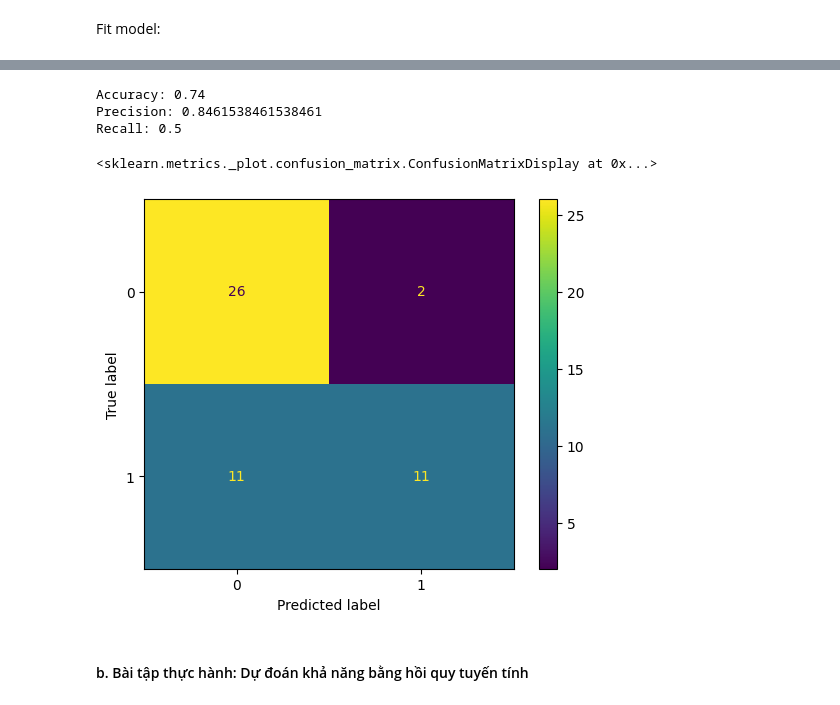
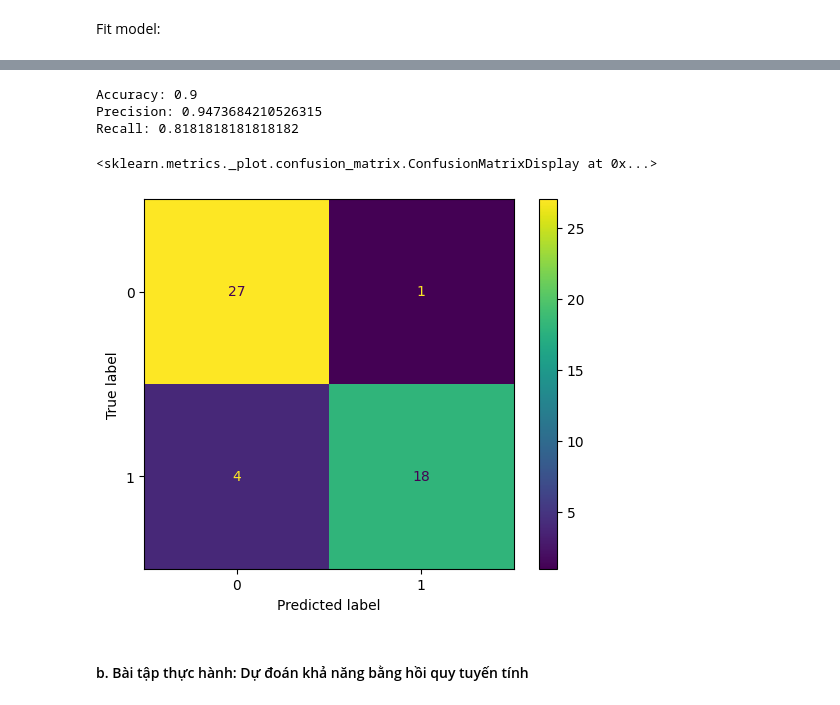
Before and after one commit to Kizza2014/machine_learning, a Jupyter notebook: Lab/lab3_logistics_regression/logistics_regression.ipynb, the cells around one changed output, grey strips where cells are left out. Drawn from its saved outputs; the diff is of its cells as text; code cells hidden in the pictures.

```diff
--- a/Lab/lab3_logistics_regression/logistics_regression.ipynb
+++ b/Lab/lab3_logistics_regression/logistics_regression.ipynb
@@ -218,9 +222,7 @@ Ignoring fixed x limits to fulfill fixed data aspect with adjustable data limits
 import pandas as pd
 
 data = pd.read_csv('Admission_Predict.csv')
-labels = np.zeros(len(data))
-labels[data['Chance of Admit'] >= 0.75] = 1
-data['Label'] = labels
+data['Label'] = np.where(data['Chance of Admit'] >= 0.75, 1, 0)
 data.drop(['Serial No.', 'Chance of Admit'], inplace=True, axis=1)
 names = ['X1', 'X2', 'X3', 'X4', 'X5', 'X6', 'X7', 'Label']
 data.columns = names
@@ -291,7 +249,12 @@ print(w[-1])
+# %%
+from sklearn.linear_model import LogisticRegression
+
+np.random.seed(1)
+log_reg = LogisticRegression(max_iter=10000).fit(X_train, y_train)
 # %%
 from sklearn.metrics import accuracy_score, precision_score, recall_score
 
-probs = sigmoid(X_test.dot(w[-1])).squeeze()
+probs = log_reg.predict(X_test)
 y_pred = np.zeros(len(X_test))
 y_pred[probs >= 0.5] = 1
 y_pred
@@ -300,16 +263,16 @@ print(f'Accuracy: {accuracy_score(y_test, y_pred)}')
 print(f'Precision: {precision_score(y_test, y_pred)}')
 print(f'Recall: {recall_score(y_test, y_pred)}')
 # %% [output]
-Accuracy: 0.74
-Precision: 0.8461538461538461
-Recall: 0.5
+Accuracy: 0.9
+Precision: 0.9473684210526315
+Recall: 0.8181818181818182
 # %%
-from sklearn.metrics import confusion_matrix, ConfusionMatrixDisplay
+from sklearn.metrics import ConfusionMatrixDisplay
 
-ConfusionMatrixDisplay(confusion_matrix(y_test, y_pred)).plot()
+ConfusionMatrixDisplay.from_predictions(y_test, y_pred)
 # %% [output]
 <sklearn.metrics._plot.confusion_matrix.ConfusionMatrixDisplay at 0x...>
-[figure, old version]
+[figure, new version]
 # %% [markdown]
 #### b. Bài tập thực hành: Dự đoán khả năng bằng hồi quy tuyến tính
 # %%
```
Also changed, not shown: parts of 23 cells of this notebook.
